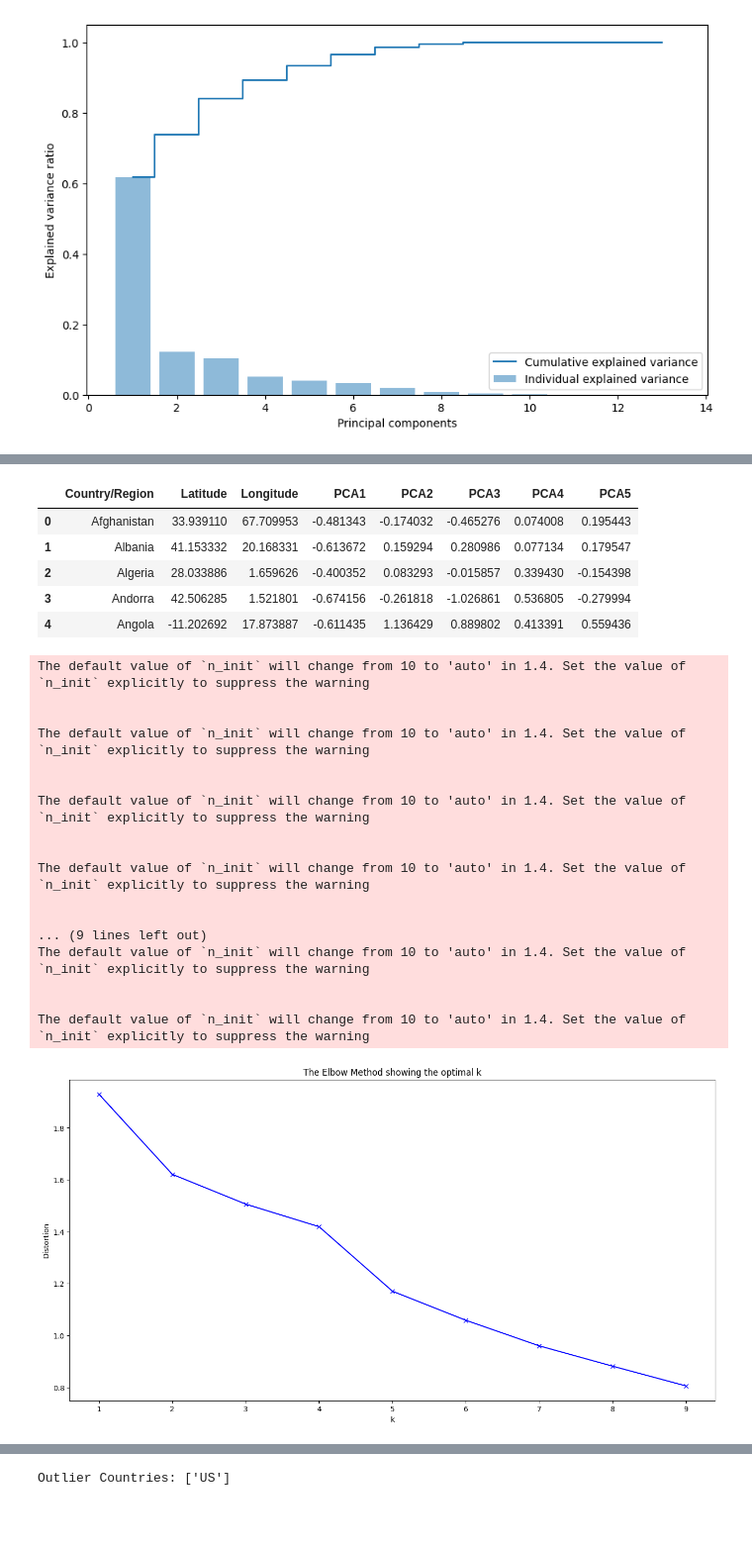
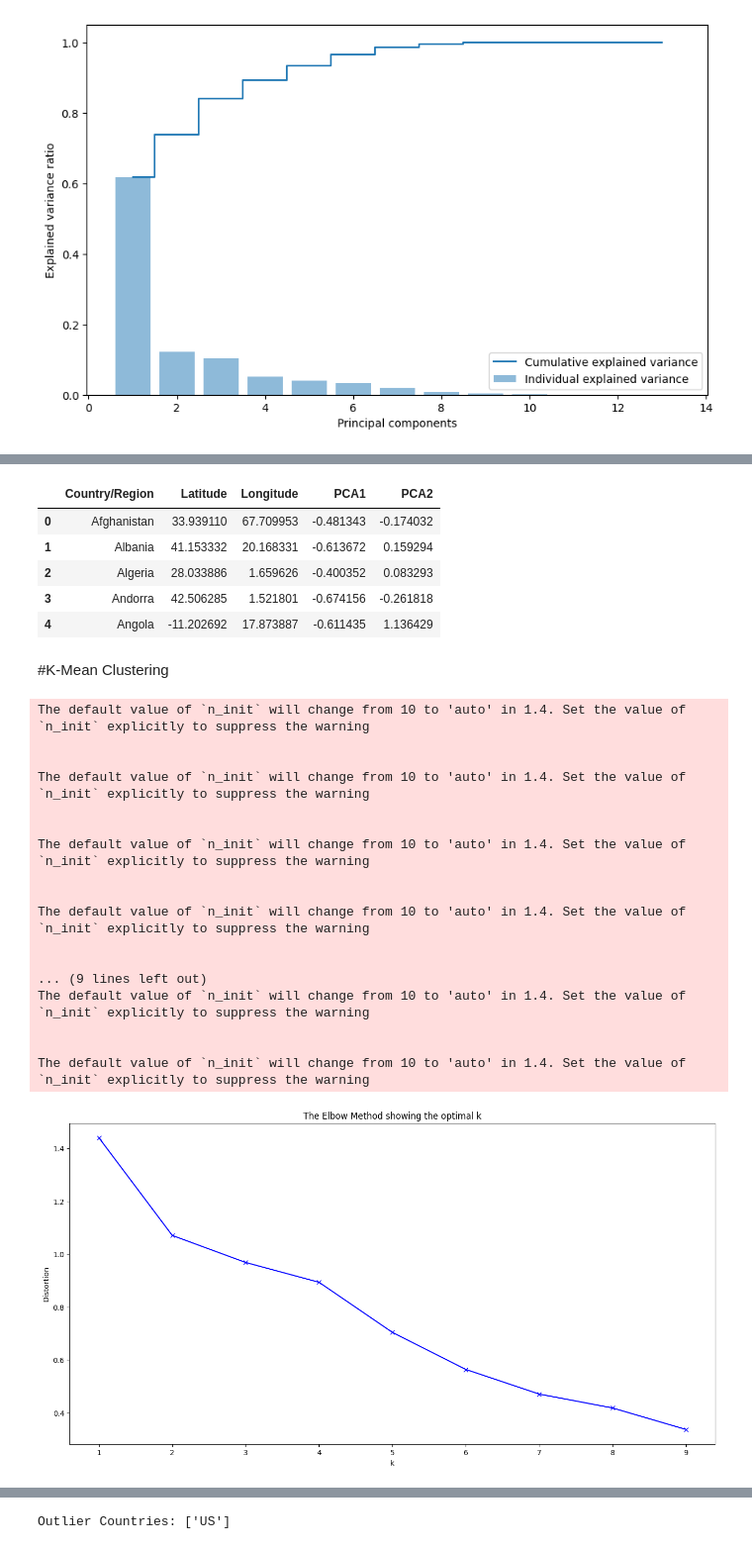
Before and after one commit to MilindiSenevirathne/COVID-19_Test, a Jupyter notebook: Feature_Extraction_Test.ipynb, the cells around one changed output, grey strips where cells are left out. Shown at 99% size. Drawn from its saved outputs; the diff is of its cells as text; code cells hidden in the pictures; blank space fills up the shorter version.

```diff
--- a/Feature_Extraction_Test.ipynb
+++ b/Feature_Extraction_Test.ipynb
@@ -204,9 +206,9 @@ The default value of numeric_only in DataFrame.mean is deprecated. In a future v
 # %%
 df['PCA1'] = pca_result[:, 0]
 df['PCA2'] = pca_result[:, 1]
-df['PCA3'] = pca_result[:, 2]
-df['PCA4'] = pca_result[:, 3]
-df['PCA5'] = pca_result[:, 4]
+#df['PCA3'] = pca_result[:, 2]
+#df['PCA4'] = pca_result[:, 3]
+#df['PCA5'] = pca_result[:, 4]
 # %%
 df.head()
 # %% [output]
@@ -224,45 +226,47 @@ df2 = df.drop(['Confirmed','Deaths','Recovered','Active','New cases','New deaths
                                           'WHO Region_Europe','WHO Region_Eastern Mediterranean','Deaths / 100 Recovered',	'Confirmed last week',	'1 week change',	'1 week % increase'], axis=1)
 df2.head()
 # %% [output]
-|  | Country/Region | Latitude | Longitude | PCA1 | PCA2 | PCA3 | PCA4 | PCA5 |
-| 0 | Afghanistan | 33.939110 | 67.709953 | -0.481343 | -0.174032 | -0.465276 | 0.074008 | 0.195443 |
-| 1 | Albania | 41.153332 | 20.168331 | -0.613672 | 0.159294 | 0.280986 | 0.077134 | 0.179547 |
-| 2 | Algeria | 28.033886 | 1.659626 | -0.400352 | 0.083293 | -0.015857 | 0.339430 | -0.154398 |
-| 3 | Andorra | 42.506285 | 1.521801 | -0.674156 | -0.261818 | -1.026861 | 0.536805 | -0.279994 |
-| 4 | Angola | -11.202692 | 17.873887 | -0.611435 | 1.136429 | 0.889802 | 0.413391 | 0.559436 |
+|  | Country/Region | Latitude | Longitude | PCA1 | PCA2 |
+| 0 | Afghanistan | 33.939110 | 67.709953 | -0.481343 | -0.174032 |
+| 1 | Albania | 41.153332 | 20.168331 | -0.613672 | 0.159294 |
+| 2 | Algeria | 28.033886 | 1.659626 | -0.400352 | 0.083293 |
+| 3 | Andorra | 42.506285 | 1.521801 | -0.674156 | -0.261818 |
+| 4 | Angola | -11.202692 | 17.873887 | -0.611435 | 1.136429 |
+# %% [markdown]
+#K-Mean Clustering
 # %%
 distortions = []
 K = range(1, 10)
 for k in K:
     kmeanModel = KMeans(n_clusters=k)
-    kmeanModel.fit(df2[['PCA1', 'PCA2', 'PCA3', 'PCA4', 'PCA5']])
-    distortions.append(sum(np.min(cdist(df2[['PCA1', 'PCA2', 'PCA3', 'PCA4', 'PCA5']], kmeanModel.cluster_centers_, 'euclidean'), axis=1)) / df2[['PCA1', 'PCA2', 'PCA3', 'PCA4', 'PCA5']].shape[0])
+    kmeanModel.fit(df2[['PCA1', 'PCA2']])
+    distortions.append(sum(np.min(cdist(df2[['PCA1', 'PCA2']], kmeanModel.cluster_centers_, 'euclidean'), axis=1)) / df2[['PCA1', 'PCA2']].shape[0])
 
 # Plot the elbow
 plt.figure(figsize=(16,8))
 plt.plot(K, distortions, 'bx-')
 plt.xlabel('k')
 plt.ylabel('Distortion')
 plt.title('The Elbow Method showing the optimal k')
 plt.show()
 # %% [output]
 The default value of `n_init` will change from 10 to 'auto' in 1.4. Set the value of `n_init` explicitly to suppress the warning
 
 
 The default value of `n_init` will change from 10 to 'auto' in 1.4. Set the value of `n_init` explicitly to suppress the warning
 
 
 The default value of `n_init` will change from 10 to 'auto' in 1.4. Set the value of `n_init` explicitly to suppress the warning
 
 
 The default value of `n_init` will change from 10 to 'auto' in 1.4. Set the value of `n_init` explicitly to suppress the warning
 
 
 ... (9 lines left out)
 The default value of `n_init` will change from 10 to 'auto' in 1.4. Set the value of `n_init` explicitly to suppress the warning
 
 
 The default value of `n_init` will change from 10 to 'auto' in 1.4. Set the value of `n_init` explicitly to suppress the warning
-[figure, old version]
+[figure, new version]
 # %%
 kmeans = KMeans(n_clusters=5)
```
Also changed, not shown: parts of 8 cells of this notebook.
